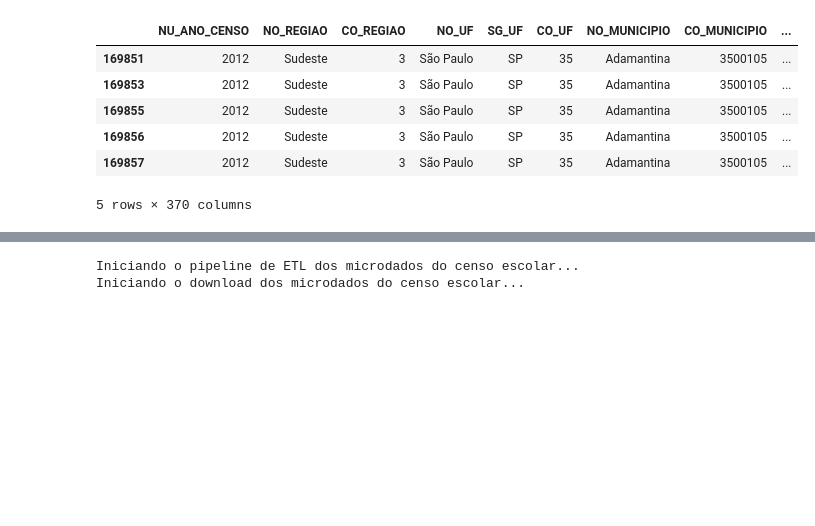
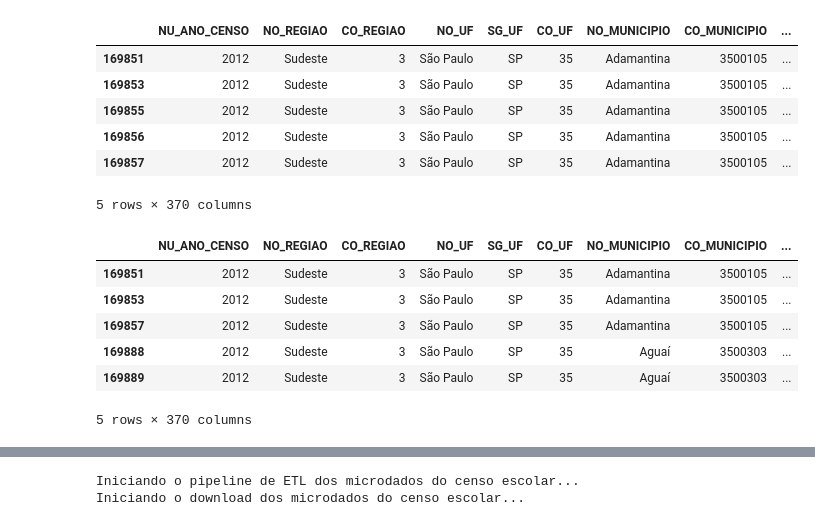
Before and after one commit to h-pgy/exclusao_social_pei, a Jupyter notebook: 02-get_censo_escolar_data.ipynb, the cells around one changed output, grey strips where cells are left out. Drawn from its saved outputs; the diff is of its cells as text; code cells hidden in the pictures; blank space fills up the shorter version.

```diff
--- a/02-get_censo_escolar_data.ipynb
+++ b/02-get_censo_escolar_data.ipynb
@@ -141,3 +141,21 @@ df_sp.head()
 | 169856 | 2012 | Sudeste | 3 | São Paulo | SP | 35 | Adamantina | 3500105 | ... |
 | 169857 | 2012 | Sudeste | 3 | São Paulo | SP | 35 | Adamantina | 3500105 | ... |
 5 rows × 370 columns
+# %%
+def filtrar_escolas_fund_II(df: pd.DataFrame) -> pd.DataFrame:
+    """
+    Filtra o DataFrame para incluir apenas as escolas que oferecem ensino fundamental II.
+    """
+    df_fund_II = df[df['IN_FUND_AF'] == 1].copy()  # 1 é o código para ensino fundamental II
+    return df_fund_II
+# %%
+df_sp = filtrar_escolas_fund_II(df_sp)
+df_sp.head()
+# %% [output]
+|  | NU_ANO_CENSO | NO_REGIAO | CO_REGIAO | NO_UF | SG_UF | CO_UF | NO_MUNICIPIO | CO_MUNICIPIO | ... |
+| 169851 | 2012 | Sudeste | 3 | São Paulo | SP | 35 | Adamantina | 3500105 | ... |
+| 169853 | 2012 | Sudeste | 3 | São Paulo | SP | 35 | Adamantina | 3500105 | ... |
+| 169857 | 2012 | Sudeste | 3 | São Paulo | SP | 35 | Adamantina | 3500105 | ... |
+| 169888 | 2012 | Sudeste | 3 | São Paulo | SP | 35 | Aguaí | 3500303 | ... |
+| 169889 | 2012 | Sudeste | 3 | São Paulo | SP | 35 | Aguaí | 3500303 | ... |
+5 rows × 370 columns
```
Also changed, not shown: parts of 8 cells of this notebook, 3 other files.
